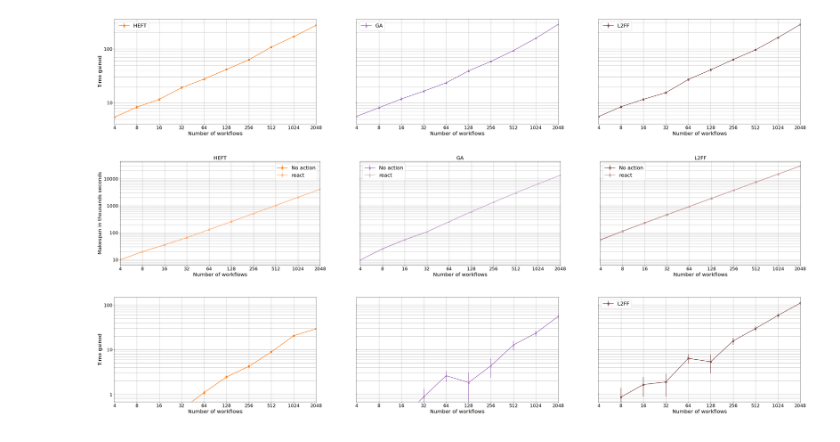
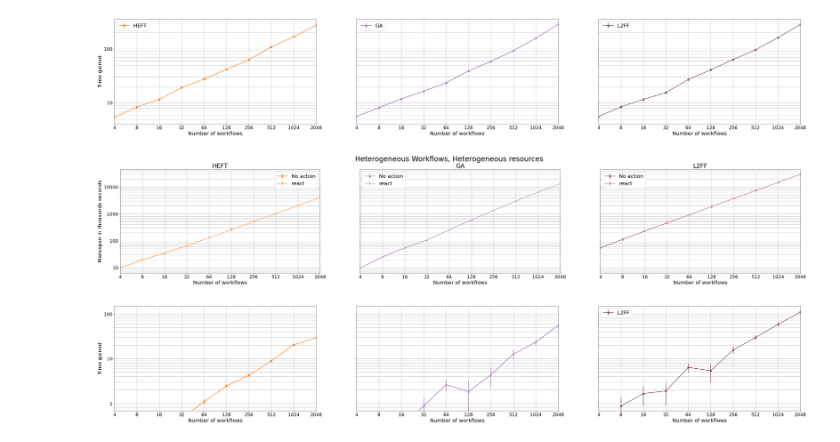
Before and after one commit to radical-experiments/campaign_manager, a Jupyter notebook: Notebooks/ReactivePlans.ipynb, the cells around one changed output. Cells and saved outputs as stored; diff of their text form; code cells hidden in the pictures.

```diff
--- a/Notebooks/ReactivePlans.ipynb
+++ b/Notebooks/ReactivePlans.ipynb
@@ -212,8 +197,8 @@ _ = axis[2].set_xlabel('Number of workflows',fontsize=20)
 _ = axis[0].set_title('HEFT',fontsize=24)
 _ = axis[1].set_title('GA',fontsize=24)
 _ = axis[2].set_title('L2FF',fontsize=24)
-fig.suptitle('Homogeneous Workflows, Homogeneous resources', fontsize=28)
-_ = axis[0].set_xticks(StHomoCampaigns_4DynHomoResourcesHEFT_means.index)
+fig.suptitle('Heterogeneous Workflows, Heterogeneous resources', fontsize=28)
+_ = axis[0].set_xticks(StHeteroCampaigns_4DynHeteroResourcesHEFT_means.index)
 _ = axis[0].set_xticklabels(axis[0].get_xticks().astype('int').tolist(),fontsize=18)
 _ = axis[0].set_yticklabels((axis[0].get_yticks()/1000).astype('int').tolist(),fontsize=18)
 _ = axis[0].grid('on', which='both')
@@ -237,32 +222,32 @@ _ = axis[1].errorbar(StHeteroCampaigns_4DynHeteroResourcesGA50_means.index, StHe
 _ = axis[2].errorbar(StHeteroCampaigns_4DynHeteroResourcesL2FF_means.index, StHeteroCampaigns_4DynHeteroResourcesL2FF_means['rect_snt'].values, StHeteroCampaigns_4DynHeteroResourcesL2FF_stds['rect_snt'].values / 10, marker='s',label='L2FF', color=tableau20(10),linewidth=2)
 # _ = axis.errorbar([4, 8, 16, 32, 64, 128], ideal, linestyle='--',label='Expected', color=greys(150),linewidth=2)
 # _ = axis.fill_between(workflows_sizes, min_vals, max_vals, color=greens(250), alpha=0.2, label='RANDOM Max-Min')
 _ = axis[0].set_xlim([4, 2048])
 _ = axis[0].set_yscale('log')
 _ = axis[0].set_xscale('symlog',basex=2)
 _ = axis[0].set_ylabel('Time gained',fontsize=20)
 _ = axis[0].set_xlabel('Number of workflows',fontsize=20)
 _ = axis[1].set_xlabel('Number of workflows',fontsize=20)
 _ = axis[2].set_xlabel('Number of workflows',fontsize=20)
 _ = axis[0].set_xticks(StHomoCampaigns_4DynHomoResourcesHEFT_means.index)
 _ = axis[0].set_xticklabels(axis[0].get_xticks().astype('int').tolist(),fontsize=18)
 _ = axis[0].set_yticklabels((axis[0].get_yticks()/1000).astype('int').tolist(),fontsize=18)
 _ = axis[0].grid('on', which='both')
 
 _ = axis[1].set_xticklabels(axis[0].get_xticks().astype('int').tolist(),fontsize=18)
 _ = axis[1].set_yticklabels((axis[0].get_yticks()/1000).astype('int').tolist(),fontsize=18)
 _ = axis[1].grid('on', which='both')
 
 _ = axis[2].set_xticklabels(axis[0].get_xticks().astype('int').tolist(),fontsize=18)
 _ = axis[2].set_yticklabels((axis[0].get_yticks()/1000).astype('int').tolist(),fontsize=18)
 _ = axis[2].grid('on', which='both')
 #_ = axis.set_title('As a function of the number of resources', fontsize=22)
 #_ = axis[0].legend(fontsize=20)
 #_ = axis[1].legend(fontsize=20)
 _ = axis[2].legend(fontsize=20)
 #_ = fig.savefig('../Figures/Experiment2/StHomoCampaigns_4DynHomoResourcesSens.pdf',bbox_inches='tight')
 #_ = fig.savefig('../Figures/Experiment2/StHomoCampaigns_4DynHomoResourcesSens.png',bbox_inches='tight')
 #fig.savefig('StHomoResources_StHomoCampaigns.pdf',bbox_inches='tight')
 # %% [output]
-[figure, old version]
+[figure, new version]
 [figure]
```
Also changed, not shown: parts of 1 cell of this notebook.
